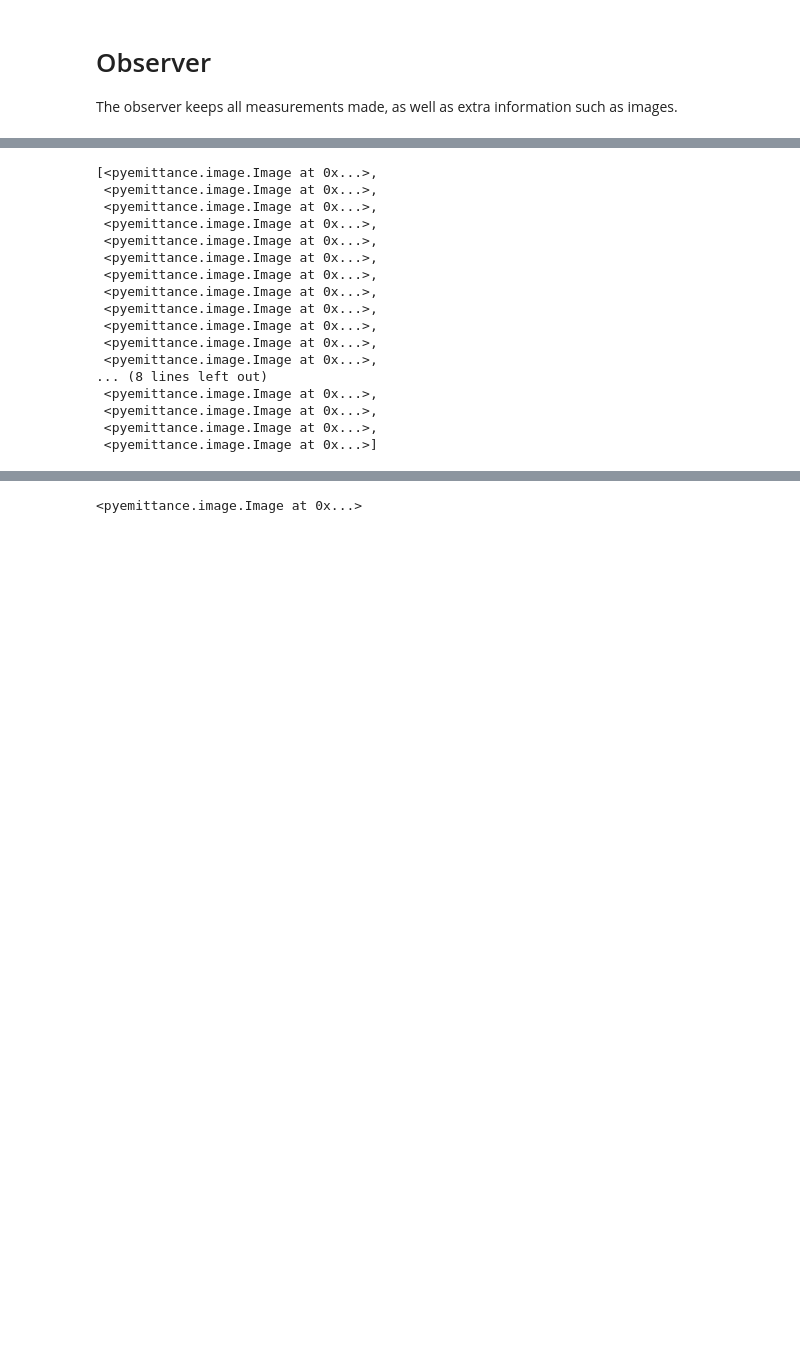
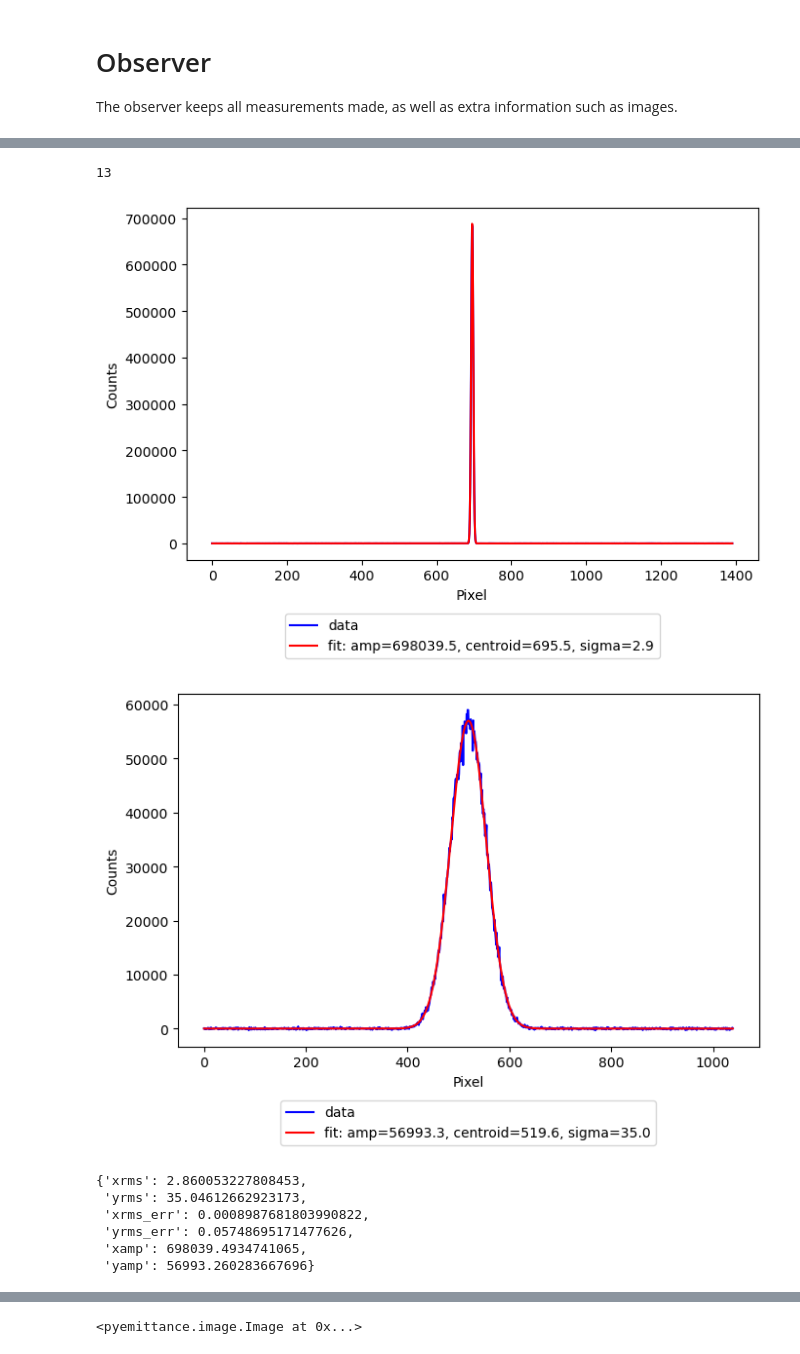
Before and after one commit to slaclab/PyEmittance, a Jupyter notebook: docs/examples/simulated_online.ipynb, the cells around one changed output, grey strips where cells are left out. Drawn from its saved outputs; the diff is of its cells as text; code cells hidden in the pictures; blank space fills up the shorter version.

Commit message:
include image even in bad case

```diff
--- a/docs/examples/simulated_online.ipynb
+++ b/docs/examples/simulated_online.ipynb
@@ -175,23 +192,21 @@ o.beam_meas['x']
+# %%
+# Note that this was a problematic image
+ix_nan = np.where(np.isnan(o.beam_meas['x']))[0][0]
+ix_nan
+# %% [output]
+13
 # %%
-o.extra
+# This is the image
+o.extra[ix_nan].get_sizes()
 # %% [output]
+[figure, added]
+[figure, added]
-[<pyemittance.image.Image at 0x...>,
- <pyemittance.image.Image at 0x...>,
- <pyemittance.image.Image at 0x...>,
- <pyemittance.image.Image at 0x...>,
- <pyemittance.image.Image at 0x...>,
- <pyemittance.image.Image at 0x...>,
- <pyemittance.image.Image at 0x...>,
- <pyemittance.image.Image at 0x...>,
- <pyemittance.image.Image at 0x...>,
- <pyemittance.image.Image at 0x...>,
- <pyemittance.image.Image at 0x...>,
- <pyemittance.image.Image at 0x...>,
-... (8 lines left out)
- <pyemittance.image.Image at 0x...>,
- <pyemittance.image.Image at 0x...>,
- <pyemittance.image.Image at 0x...>,
- <pyemittance.image.Image at 0x...>]
+{'xrms': 2.860053227808453,
+ 'yrms': 35.04612662923173,
+ 'xrms_err': 0.0008987681803990822,
+ 'yrms_err': 0.05748695171477626,
+ 'xamp': 698039.4934741065,
+ 'yamp': 56993.260283667696}
 # %%
 # The observer can also set the quad and return sizes (and extra image).
 dat = o.get_beamsizes(1.2345)
```
Also changed, not shown: parts of 9 cells of this notebook, 2 other files.
